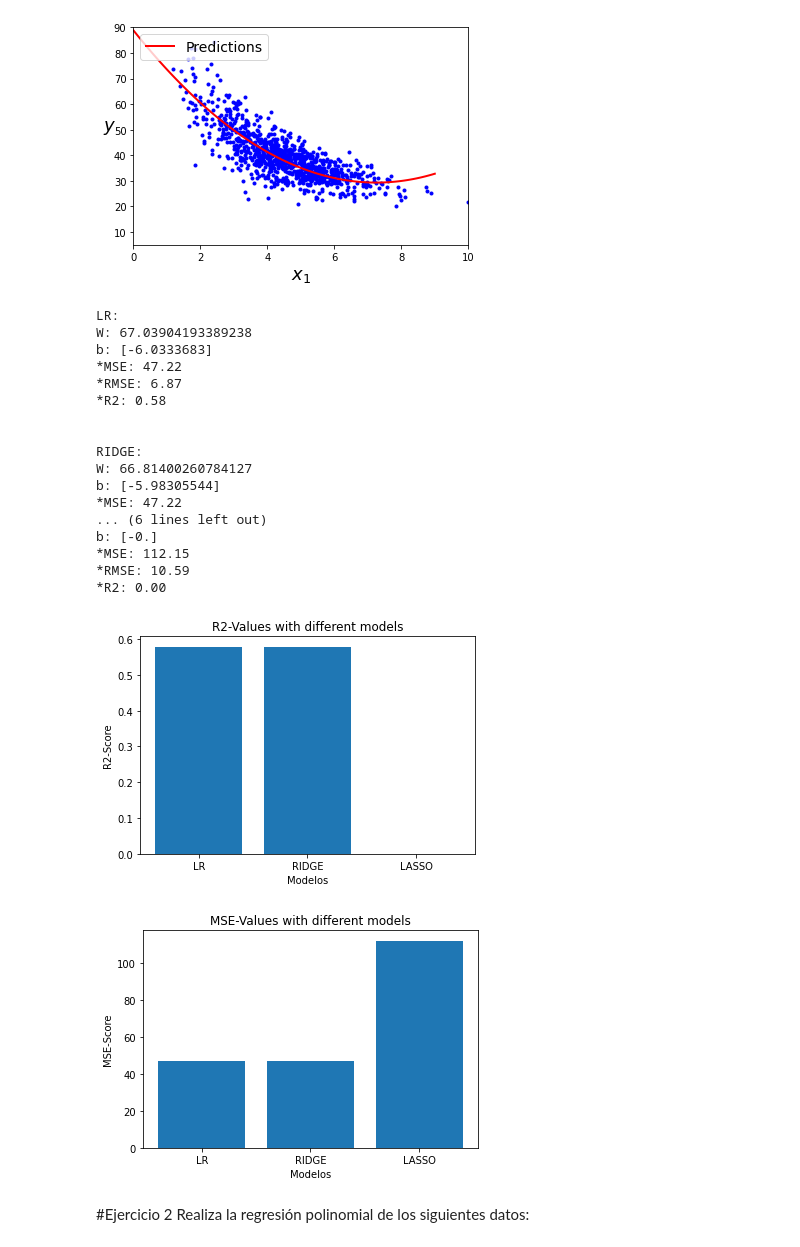
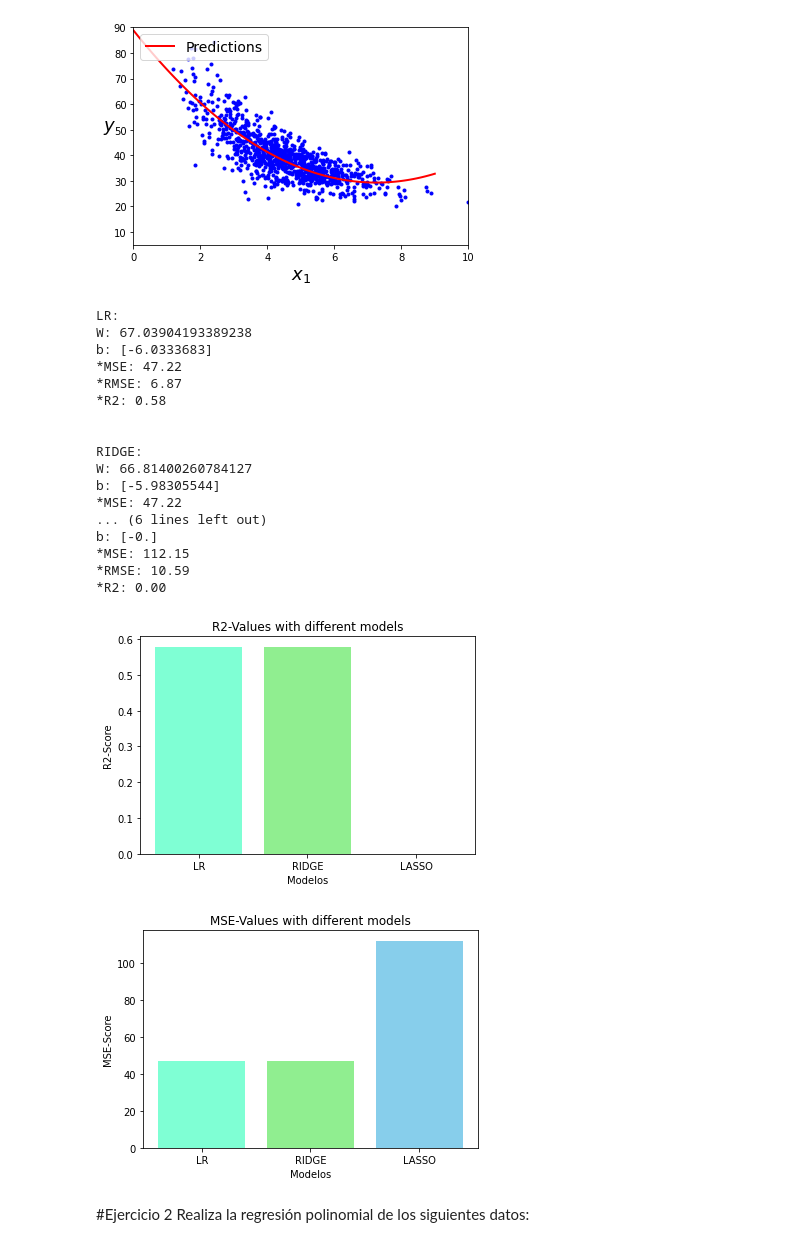
Before and after one commit to PosgradoMNA/Atividades-de-aprendizaje-SamaraGarcia, a Jupyter notebook: Assigment07_Regresion_lineal_polinomial.ipynb, the cells around one changed output. Drawn from its saved outputs; the diff is of its cells as text; code cells hidden in the pictures.

```diff
--- a/Assigment07_Regresion_lineal_polinomial.ipynb
+++ b/Assigment07_Regresion_lineal_polinomial.ipynb
@@ -240,37 +240,37 @@ for name, model in modelos:
 
 #5.-Finalmente grafica :MAE (de los cuatro métodos),R2 (de los cuatro métodos)
 
-plt.bar(names,r2s)
+plt.bar(names,r2s,color=['aquamarine','lightgreen','skyblue'])
 plt.title("R2-Values with different models")
 plt.xlabel('Modelos')
 plt.ylabel('R2-Score')
 plt.show()
 
-plt.bar(names,mses)
+plt.bar(names,mses,color=['aquamarine','lightgreen','skyblue'])
 plt.title("MSE-Values with different models")
 plt.xlabel('Modelos')
 plt.ylabel('MSE-Score')
 plt.show()
 # %% [output]
 LR:
 W: 67.03904193389238
 b: [-6.0333683]
 *MSE: 47.22
 *RMSE: 6.87
 *R2: 0.58
 
 
 RIDGE:
 W: 66.81400260784127
 b: [-5.98305544]
 *MSE: 47.22
 ... (6 lines left out)
 b: [-0.]
 *MSE: 112.15
 *RMSE: 10.59
 *R2: 0.00
-[figure, old version]
+[figure, new version]
-[figure, old version]
+[figure, new version]
 # %%
 #6.-Explica tus resultados, que método conviene más a la empresa, ¿por que?, ¿que porcentajes de entrenamiento y evaluación usaste?, ¿que error tienes?, ¿es bueno?, ¿cómo lo sabes?
 # %% [markdown]
```
